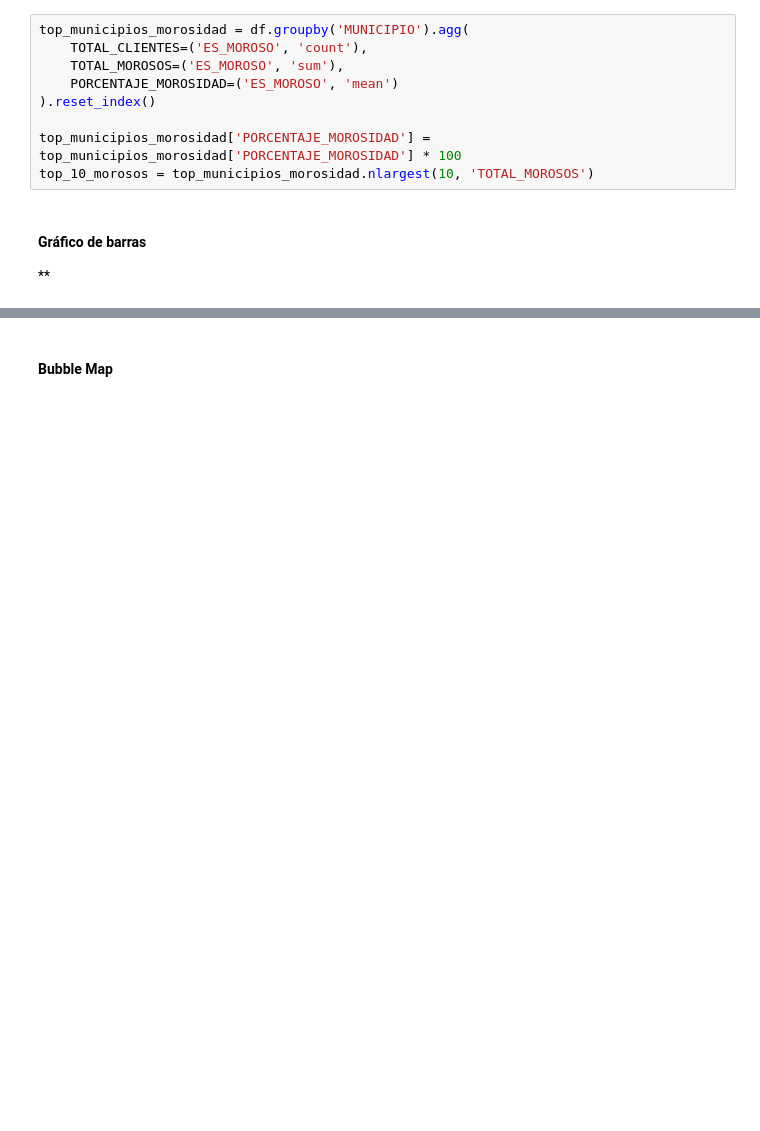
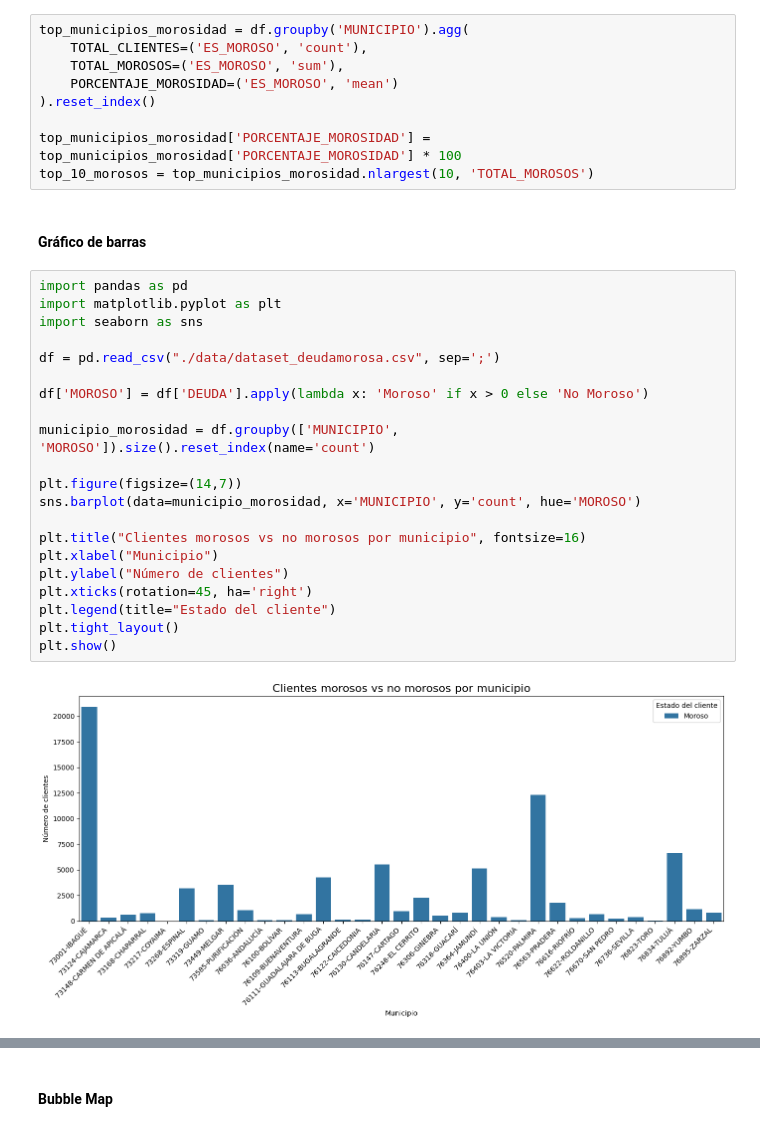
Before and after one commit to Joules17/EDA-Univariado, a Jupyter notebook: Bivariado.ipynb, the cells around one changed output, grey strips where cells are left out. Saved outputs shown, nothing was run; the diff lists cells and outputs as text; blank space fills up the shorter version.

Commit message:
Agregando análisis bivariado con top 10 municipios

```diff
--- a/Bivariado.ipynb
+++ b/Bivariado.ipynb
@@ -176,4 +202,26 @@ top_municipios_morosidad['PORCENTAJE_MOROSIDAD'] = top_municipios_morosidad['POR
 top_10_morosos = top_municipios_morosidad.nlargest(10, 'TOTAL_MOROSOS')
 # %% [markdown]
 #### **Gráfico de barras**
-**
+# %%
+import pandas as pd
+import matplotlib.pyplot as plt
+import seaborn as sns
+
+df = pd.read_csv("./data/dataset_deudamorosa.csv", sep=';')
+
+df['MOROSO'] = df['DEUDA'].apply(lambda x: 'Moroso' if x > 0 else 'No Moroso')
+
+municipio_morosidad = df.groupby(['MUNICIPIO', 'MOROSO']).size().reset_index(name='count')
+
+plt.figure(figsize=(14,7))
+sns.barplot(data=municipio_morosidad, x='MUNICIPIO', y='count', hue='MOROSO')
+
+plt.title("Clientes morosos vs no morosos por municipio", fontsize=16)
+plt.xlabel("Municipio")
+plt.ylabel("Número de clientes")
+plt.xticks(rotation=45, ha='right')
+plt.legend(title="Estado del cliente")
+plt.tight_layout()
+plt.show()
+# %% [output]
+[figure, added]
```
Also changed, not shown: parts of 3 cells of this notebook.
